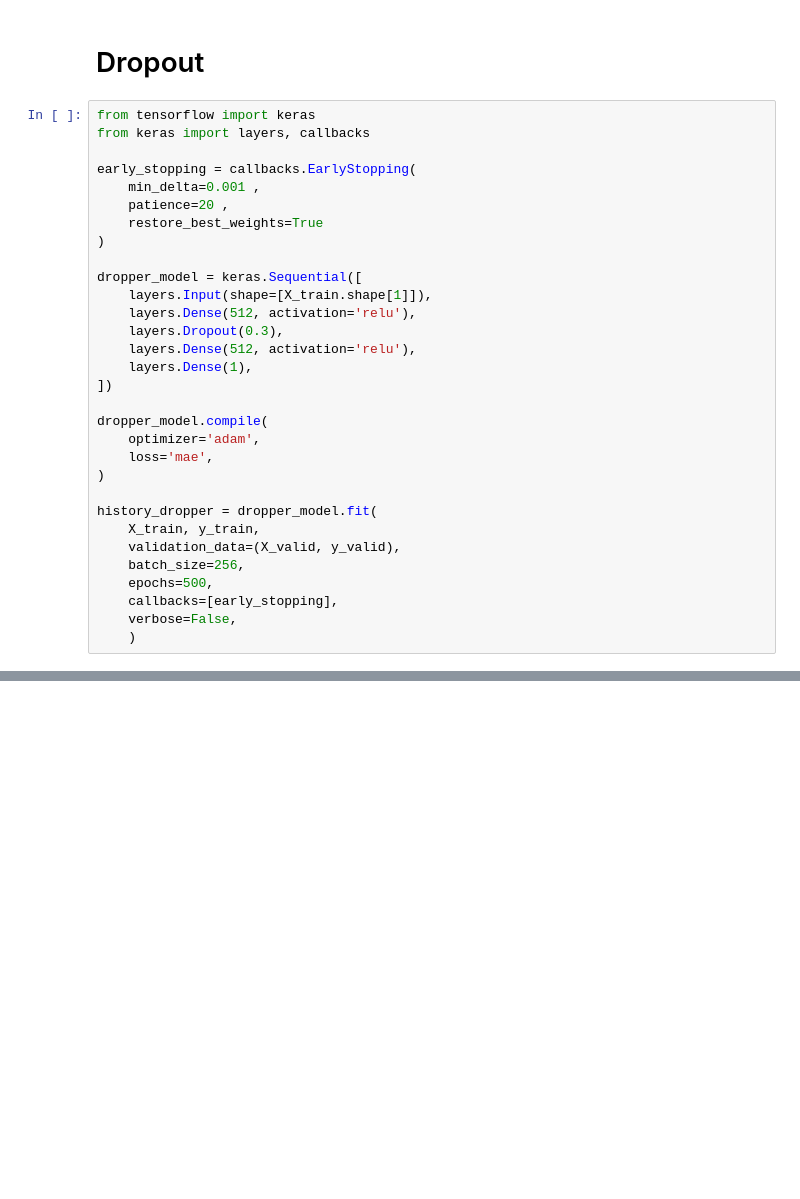
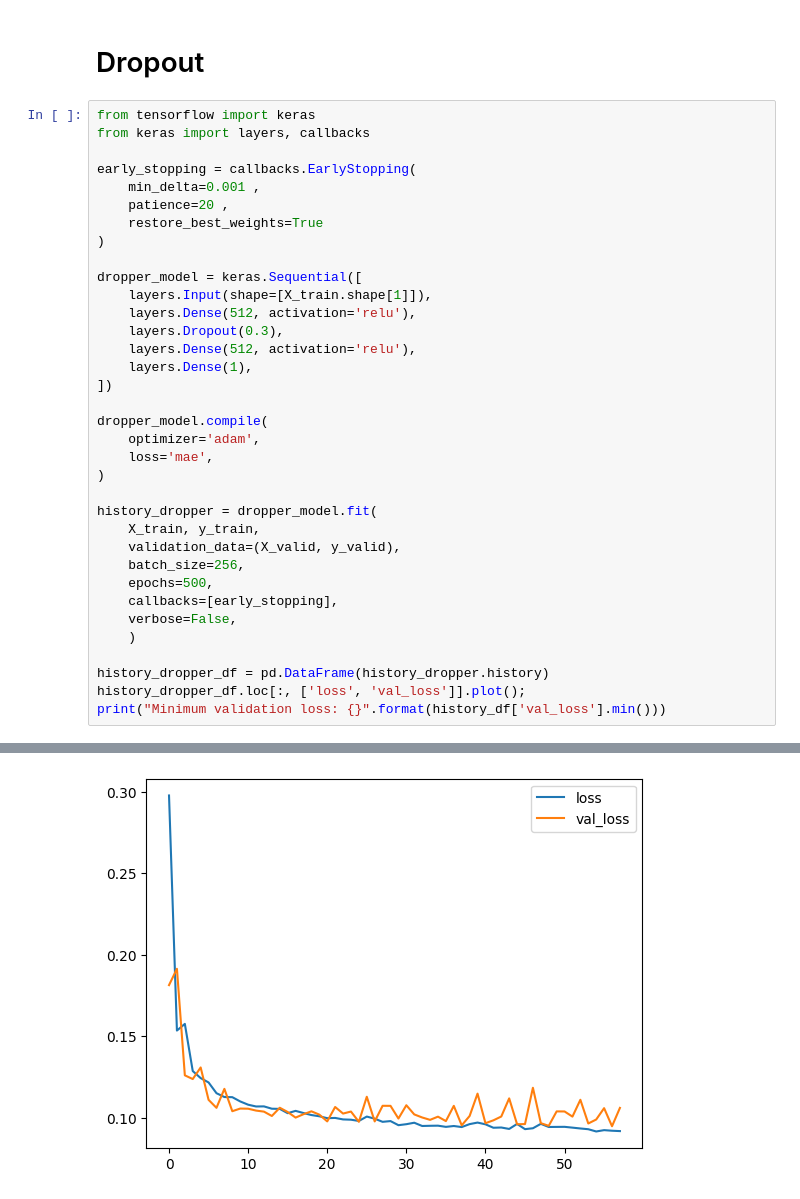
Before and after one commit to the-menna-sherif/Refreshing_ML_Muscle_Memory, a Jupyter notebook: Intermediate_Learner.ipynb, the cells around one changed output, grey strips where cells are left out. Cells and saved outputs as stored; diff of their text form; blank space fills up the shorter version.

```diff
--- a/Intermediate_Learner.ipynb
+++ b/Intermediate_Learner.ipynb
@@ -201,3 +207,8 @@ history_dropper = dropper_model.fit(
     callbacks=[early_stopping],
     verbose=False,
     )
+
+history_dropper_df = pd.DataFrame(history_dropper.history)
+history_dropper_df.loc[:, ['loss', 'val_loss']].plot();
+print("Minimum validation loss: {}".format(history_df['val_loss'].min()))
+# %% [output]
@@ -203,0 +216 @@ history_dropper = dropper_model.fit(
+[figure, added]
```
Also changed, not shown: parts of 13 cells of this notebook.
